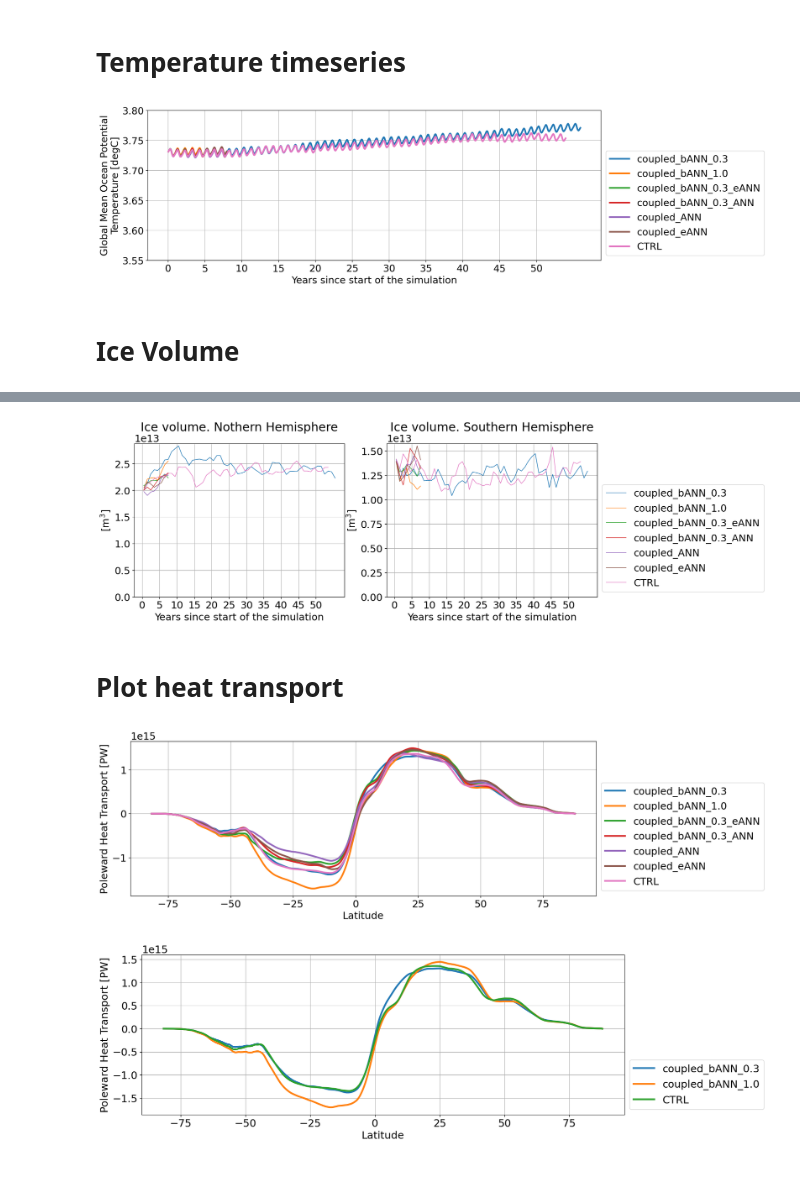
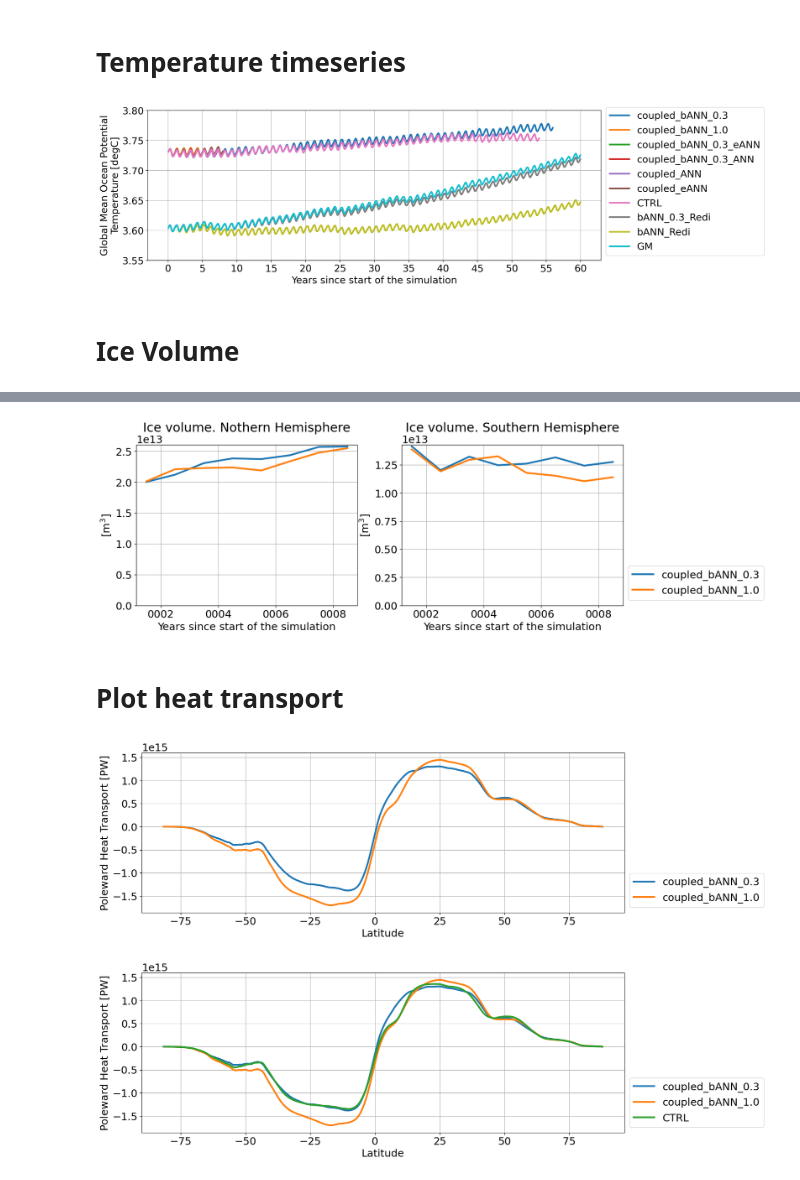
Before and after one commit to m2lines/m2lines-CESM3-diagnostics, a Jupyter notebook: notebooks/compare_runs_coupled_8years.ipynb, the cells around one changed output, grey strips where cells are left out. Drawn from its saved outputs; the diff is of its cells as text; code cells hidden in the pictures.

```diff
--- a/compare_runs_coupled_8years.ipynb
+++ b/notebooks/compare_runs_coupled_8years.ipynb
@@ -197,11 +200,14 @@ MOM6 grid successfully loaded...
 dd = {}
 for exp in ['CTRL', 'coupled_bANN_0.3', 'coupled_bANN_1.0', 'coupled_bANN_0.3_eANN', 'coupled_bANN_0.3_ANN', 'coupled_ANN', 'coupled_eANN']:
     dd[exp] = xr.open_dataset(f'ncfiles_coupled/{exp}_mon_ave_global_means.nc').load()
+# %%
+for exp in ['bANN_0.3_Redi', 'bANN_Redi', 'GM']:
+    dd[exp] = xr.open_dataset(f'ncfiles_forced/{exp}_mon_ave_global_means.nc').load()
 # %%
 %matplotlib inline
 
 fig, ax = plt.subplots(dpi=200)
-for exp in ['coupled_bANN_0.3', 'coupled_bANN_1.0', 'coupled_bANN_0.3_eANN', 'coupled_bANN_0.3_ANN', 'coupled_ANN', 'coupled_eANN', 'CTRL']:
+for exp in ['coupled_bANN_0.3', 'coupled_bANN_1.0', 'coupled_bANN_0.3_eANN', 'coupled_bANN_0.3_ANN', 'coupled_ANN', 'coupled_eANN', 'CTRL', 'bANN_0.3_Redi', 'bANN_Redi', 'GM']:
     dd[exp].thetaoga.plot(ax=ax, label=exp, lw=3)
     ax.set_title('')
     #plt.legend()
@@ -213,7 +219,7 @@ time = dd[exp].thetaoga.time.values
 years = range(time[0].year, time[-1].year + 2, 5)
 ticks = [cftime.DatetimeNoLeap(y, 1, 1) for y in years]
 
-plt.xticks(ticks, np.arange(0,55,5))
+plt.xticks(ticks, np.arange(0,65,5))
 plt.grid()
 
 plt.ylim([3.55,3.8])
@@ -221,7 +227,7 @@ plt.legend(bbox_to_anchor=(1,0.),loc='lower left')
 
 plt.savefig('PNG_coupled/T_timeseries_legend.png',dpi=200, bbox_inches='tight')
 # %% [output]
-[figure, old version]
+[figure, new version]
 # %% [markdown]
 # Ice Volume
 # %%
@@ -248,48 +254,49 @@ Reading dataset...
 
 
 plt.subplot(1,2,1)
-for exp in ['coupled_bANN_0.3', 'coupled_bANN_1.0', 'coupled_bANN_0.3_eANN', 'coupled_bANN_0.3_ANN', 'coupled_ANN', 'coupled_eANN', 'CTRL']:
-    exps[exp].ice_volume().ice_volume_NH.coarsen(time=12).mean().plot(label=exp, lw=1)
+for exp in ['coupled_bANN_0.3', 'coupled_bANN_1.0']:
+    exps[exp].ice_volume().ice_volume_NH.coarsen(time=12).mean()[:8].plot(label=exp, lw=3)
     #plt.legend()
 plt.xlabel('Years since start of the simulation')
 plt.title('Ice volume. Nothern Hemisphere')
 
 time = dd[exp].thetaoga.time.values
 
 # Build vertical lines every 5 years
-years = range(time[0].year, time[-1].year + 2, 5)
-ticks = [cftime.DatetimeNoLeap(y, 1, 1) for y in years]
+# years = range(time[0].year, time[8*12].year, 1)
+# ticks = [cftime.DatetimeNoLeap(y, 1, 1) for y in years]
 plt.ylabel('[m$^3$]')
 
-plt.xticks(ticks, np.arange(0,55,5))
+#plt.xticks(ticks, np.arange(0,10,1))
 plt.grid()
 plt.ylim([0,None])
 
 plt.subplot(1,2,2)
-for exp in ['coupled_bANN_0.3', 'coupled_bANN_1.0', 'coupled_bANN_0.3_eANN', 'coupled_bANN_0.3_ANN', 'coupled_ANN', 'coupled_eANN', 'CTRL']:
-    exps[exp].ice_volume().ice_volume_SH.coarsen(time=12).mean().plot(label=exp, lw=1)
+for exp in ['coupled_bANN_0.3', 'coupled_bANN_1.0']:
+    exps[exp].ice_volume().ice_volume_SH.coarsen(time=12).mean()[:8].plot(label=exp, lw=3)
 plt.legend(bbox_to_anchor=(1,0.),loc='lower left')
 plt.xlabel('Years since start of the simulation')
 plt.title('Ice volume. Southern Hemisphere')
 
 time = dd[exp].thetaoga.time.values
 
 # Build vertical lines every 5 years
-years = range(time[0].year, time[-1].year + 2, 5)
-ticks = [cftime.DatetimeNoLeap(y, 1, 1) for y in years]
+# years = range(time[0].year, time[8*12].year, 1)
+# ticks = [cftime.DatetimeNoLeap(y, 1, 1) for y in years]
 plt.ylabel('[m$^3$]')
 
-plt.xticks(ticks, np.arange(0,55,5))
+#plt.xticks(ticks, np.arange(0,10,1))
 plt.grid()
 plt.ylim([0,None])
 
 plt.savefig('PNG_coupled/ice_volume.png',dpi=200, bbox_inches='tight')
 # %% [output]
-[figure, old version]
+[figure, new version]
 # %% [markdown]
 # Plot heat transport
 # %%
-for exp in ['coupled_bANN_0.3', 'coupled_bANN_1.0', 'coupled_bANN_0.3_eANN', 'coupled_bANN_0.3_ANN', 'coupled_ANN', 'coupled_eANN', 'CTRL']:
+#for exp in ['coupled_bANN_0.3', 'coupled_bANN_1.0', 'coupled_bANN_0.3_eANN', 'coupled_bANN_0.3_ANN', 'coupled_ANN', 'coupled_eANN', 'CTRL']:
+for exp in ['coupled_bANN_0.3', 'coupled_bANN_1.0']:
     experiment = exps[exp]
     advective, neutral_diffusion, horizontal_diffusion = experiment.heat_transport()
     transport = advective + neutral_diffusion + horizontal_diffusion
@@ -301,7 +308,7 @@ plt.ylabel('Poleward Heat Transport [PW]')
 plt.grid()
 plt.savefig('PNG_coupled/heat_transport.png')
 # %% [output]
-[figure, old version]
+[figure, new version]
 # %%
 for exp in ['coupled_bANN_0.3', 'coupled_bANN_1.0',  'CTRL']:
     experiment = exps[exp]
```
Also changed, not shown: parts of 1 cell of this notebook, 7 other files.
